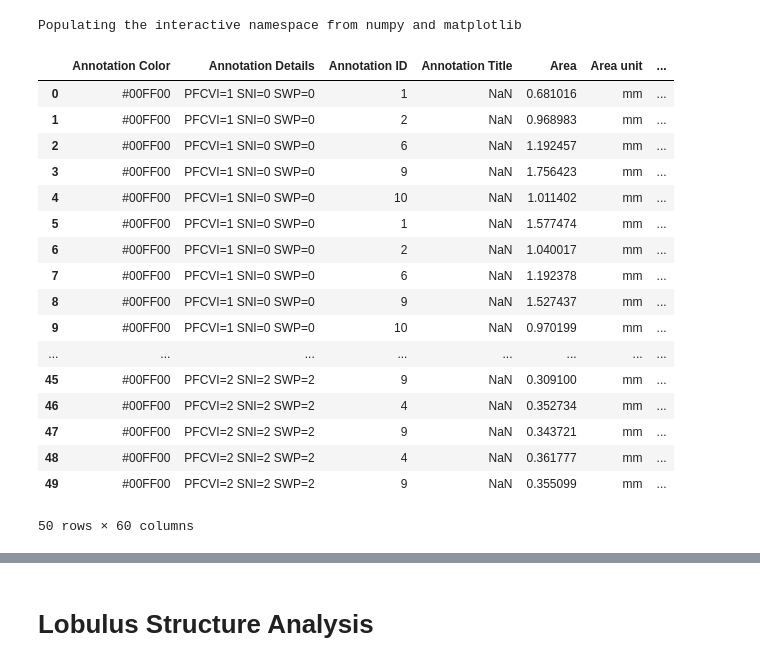
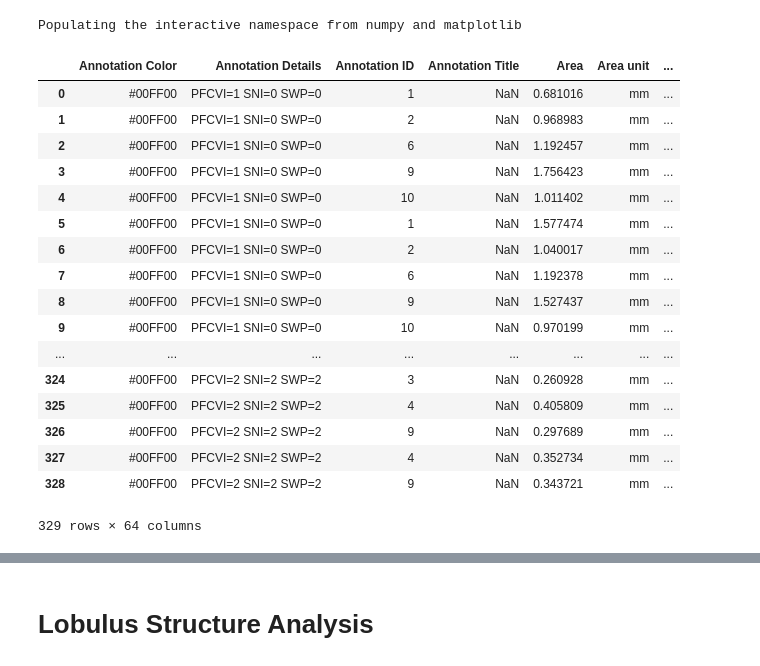
Before and after one commit to mjirik/scaffan, a Jupyter notebook: experiments/lobulus_area_evaluation.ipynb, the cells around one changed output, grey strips where cells are left out. Cells and saved outputs as stored; diff of their text form; code cells hidden in the pictures.

```diff
--- a/experiments/lobulus_area_evaluation.ipynb
+++ b/experiments/lobulus_area_evaluation.ipynb
@@ -1,34 +1,34 @@
 # %%
 %pylab inline
 import pandas as pd
 import seaborn as sns
 import scipy
 import skimage
 
 
-df = pd.read_excel("C:/Users/Jirik/data/medical/processed/SA_experiments.xlsx")
-df = pd.read_excel("C:/Users/Jirik/data/medical/processed/metacentrum/SA_experiments.xlsx")
+# df = pd.read_excel("C:/Users/Jirik/data/medical/processed/SA_experiments.xlsx")
+df = pd.read_excel("C:/Users/Jirik/data/medical/processed/scaffan2019/metacentrum/SA_experiments.xlsx")
 df
 # %% [output]
 Populating the interactive namespace from numpy and matplotlib
 |  | Annotation Color | Annotation Details | Annotation ID | Annotation Title | Area | Area unit | ... |
 | 0 | #00FF00 | PFCVI=1 SNI=0 SWP=0 | 1 | NaN | 0.681016 | mm | ... |
 | 1 | #00FF00 | PFCVI=1 SNI=0 SWP=0 | 2 | NaN | 0.968983 | mm | ... |
 | 2 | #00FF00 | PFCVI=1 SNI=0 SWP=0 | 6 | NaN | 1.192457 | mm | ... |
 | 3 | #00FF00 | PFCVI=1 SNI=0 SWP=0 | 9 | NaN | 1.756423 | mm | ... |
 | 4 | #00FF00 | PFCVI=1 SNI=0 SWP=0 | 10 | NaN | 1.011402 | mm | ... |
 | 5 | #00FF00 | PFCVI=1 SNI=0 SWP=0 | 1 | NaN | 1.577474 | mm | ... |
 | 6 | #00FF00 | PFCVI=1 SNI=0 SWP=0 | 2 | NaN | 1.040017 | mm | ... |
 | 7 | #00FF00 | PFCVI=1 SNI=0 SWP=0 | 6 | NaN | 1.192378 | mm | ... |
 | 8 | #00FF00 | PFCVI=1 SNI=0 SWP=0 | 9 | NaN | 1.527437 | mm | ... |
 | 9 | #00FF00 | PFCVI=1 SNI=0 SWP=0 | 10 | NaN | 0.970199 | mm | ... |
 | ... | ... | ... | ... | ... | ... | ... | ... |
-| 45 | #00FF00 | PFCVI=2 SNI=2 SWP=2 | 9 | NaN | 0.309100 | mm | ... |
-| 46 | #00FF00 | PFCVI=2 SNI=2 SWP=2 | 4 | NaN | 0.352734 | mm | ... |
-| 47 | #00FF00 | PFCVI=2 SNI=2 SWP=2 | 9 | NaN | 0.343721 | mm | ... |
-| 48 | #00FF00 | PFCVI=2 SNI=2 SWP=2 | 4 | NaN | 0.361777 | mm | ... |
-| 49 | #00FF00 | PFCVI=2 SNI=2 SWP=2 | 9 | NaN | 0.355099 | mm | ... |
+| 324 | #00FF00 | PFCVI=2 SNI=2 SWP=2 | 3 | NaN | 0.260928 | mm | ... |
+| 325 | #00FF00 | PFCVI=2 SNI=2 SWP=2 | 4 | NaN | 0.405809 | mm | ... |
+| 326 | #00FF00 | PFCVI=2 SNI=2 SWP=2 | 9 | NaN | 0.297689 | mm | ... |
+| 327 | #00FF00 | PFCVI=2 SNI=2 SWP=2 | 4 | NaN | 0.352734 | mm | ... |
+| 328 | #00FF00 | PFCVI=2 SNI=2 SWP=2 | 9 | NaN | 0.343721 | mm | ... |
-50 rows × 60 columns
+329 rows × 64 columns
 # %%
 def get_col_from_ann_details(df, colname):
     df[f"{colname}"] = pd.to_numeric(df["Annotation Details"].str.extract(f'{colname}=(\d*)')[0])
```
Also changed, not shown: parts of 4 cells of this notebook, 3 other files.
